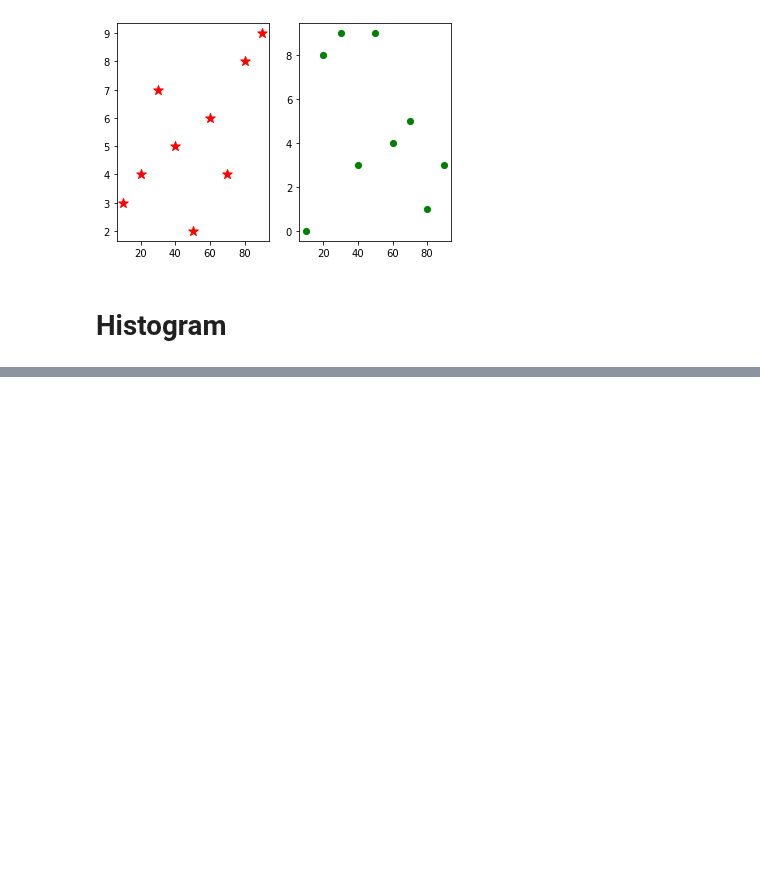
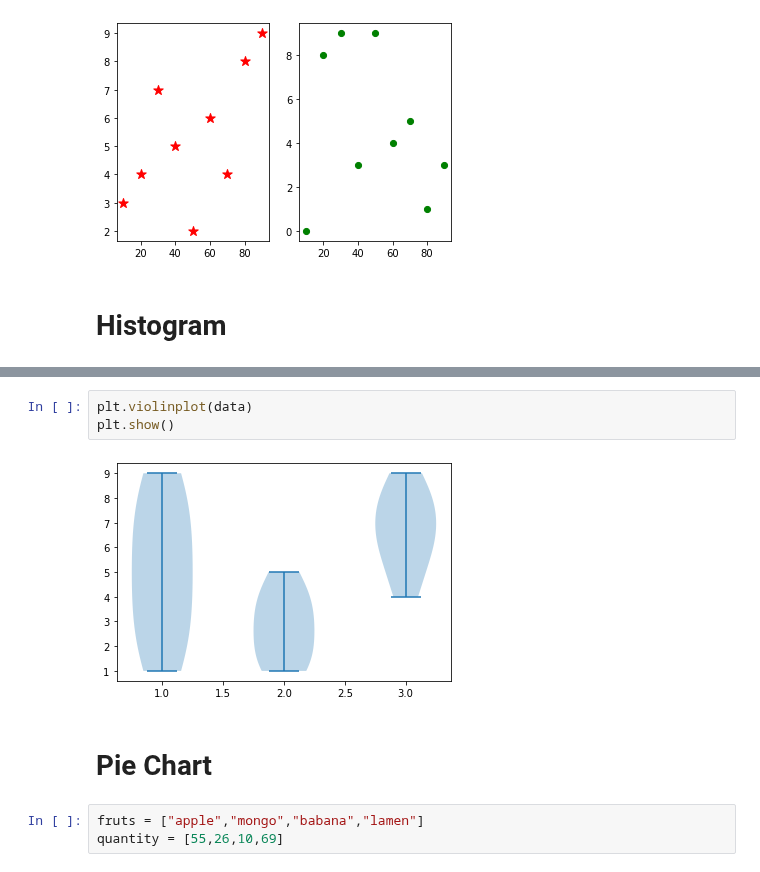
Before and after one commit to ajay-584/Machine-Learning-Practice, a Jupyter notebook: Matplotlib.ipynb, the cells around one changed output, grey strips where cells are left out. Cells and saved outputs as stored; diff of their text form; blank space fills up the shorter version.

```diff
--- a/Matplotlib.ipynb
+++ b/Matplotlib.ipynb
@@ -207,0 +238,10 @@ plt.show()
+# %%
+plt.violinplot(data)
+plt.show()
+# %% [output]
+[figure, added]
+# %% [markdown]
+# Pie Chart
+# %%
+fruts = ["apple","mongo","babana","lamen"]
+quantity = [55,26,10,69]
```
Also changed, not shown: parts of 15 cells of this notebook.
